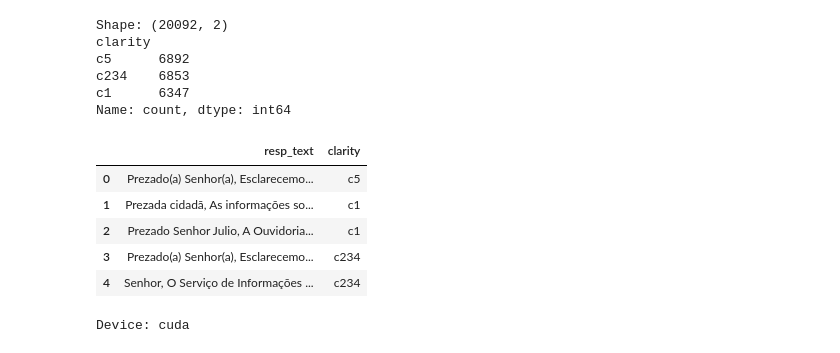
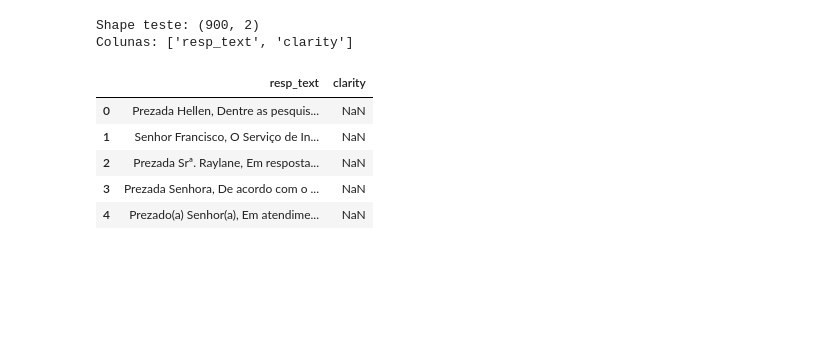
Before and after one commit to isadoraxxs/ep1-pln, a Jupyter notebook: notebooks/ep1_final.ipynb, the cells around one changed output. Drawn from its saved outputs; the diff is of its cells as text; code cells hidden in the pictures; blank space fills up the shorter version.

```diff
--- a/notebooks/ep1_final.ipynb
+++ b/notebooks/ep1_final.ipynb
@@ -9,0 +40,8 @@ FileNotFoundError: [Errno 2] No such file or directory: '../data/test.xlsx'
+# %%
+TRAIN_PATH = "../data/train.xlsx"
+TEST_PATH = "../data/test1.xlsx"
+
+DEV_MODEL_PATH = "../models/bertimbau_dev_best"
+FINAL_MODEL_PATH = "../models/bertimbau_final_best"
+
+OUTPUT_PATH = "../outputs/test1_rotulado.xlsx"
@@ -377,51 +439,16 @@ c5        861.085752  606.5  124.055136   87.0
-# %%
-df = pd.read_excel("../data/train.xlsx")
-
-df["resp_text"] = df["resp_text"].astype(str)
-
-print("Shape:", df.shape)
-print(df["clarity"].value_counts())
-print()
-df.head()
-# %% [output]
-Shape: (20092, 2)
-clarity
-c5      6892
-c234    6853
-c1      6347
-Name: count, dtype: int64
-|  | resp_text | clarity |
-| 0 | Prezado(a) Senhor(a), Esclarecemo... | c5 |
-| 1 | Prezada cidadã, As informações so... | c1 |
-| 2 | Prezado Senhor Julio, A Ouvidoria... | c1 |
-| 3 | Prezado(a) Senhor(a), Esclarecemo... | c234 |
-| 4 | Senhor, O Serviço de Informações ... | c234 |
-# %%
-import numpy as np
-import pandas as pd
-import torch
-
-from sklearn.model_selection import StratifiedGroupKFold
-from sklearn.metrics import accuracy_score, f1_score, classification_report, confusion_matrix
-
-from transformers import (
-    AutoTokenizer,
-    AutoModelForSequenceClassification,
-    DataCollatorWithPadding,
-    TrainingArguments,
-    Trainer
-)
-
-from datasets import Dataset
-
-SEED = 42
-
-MODEL_NAME = "neuralmind/bert-base-portuguese-cased"
-
-device = torch.device(
-    "cuda" if torch.cuda.is_available() else "cpu"
-)
-
-print("Device:", device)
-# %% [output]
-Device: cuda
+# %%
+test_df = pd.read_excel(TEST_PATH)
+
+print("Shape teste:", test_df.shape)
+print("Colunas:", test_df.columns.tolist())
+
+test_df.head()
+# %% [output]
+Shape teste: (900, 2)
+Colunas: ['resp_text', 'clarity']
+|  | resp_text | clarity |
+| 0 | Prezada Hellen, Dentre as pesquis... | NaN |
+| 1 | Senhor Francisco, O Serviço de In... | NaN |
+| 2 | Prezada Srª. Raylane, Em resposta... | NaN |
+| 3 | Prezada Senhora, De acordo com o ... | NaN |
+| 4 | Prezado(a) Senhor(a), Em atendime... | NaN |
```
Also changed, not shown: parts of 47 cells of this notebook, 1 other file.
